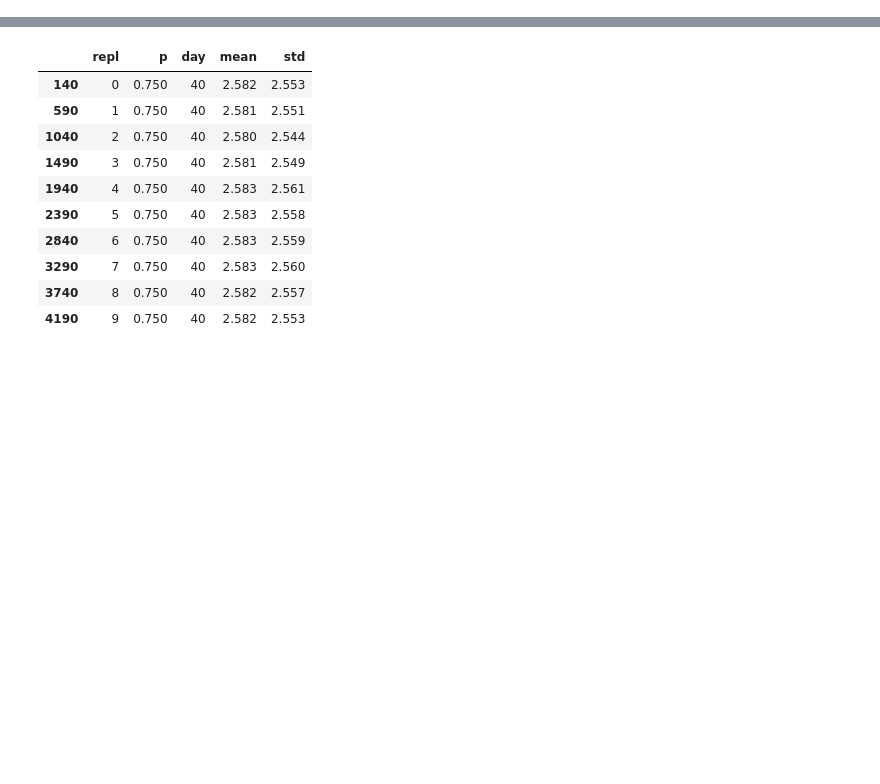
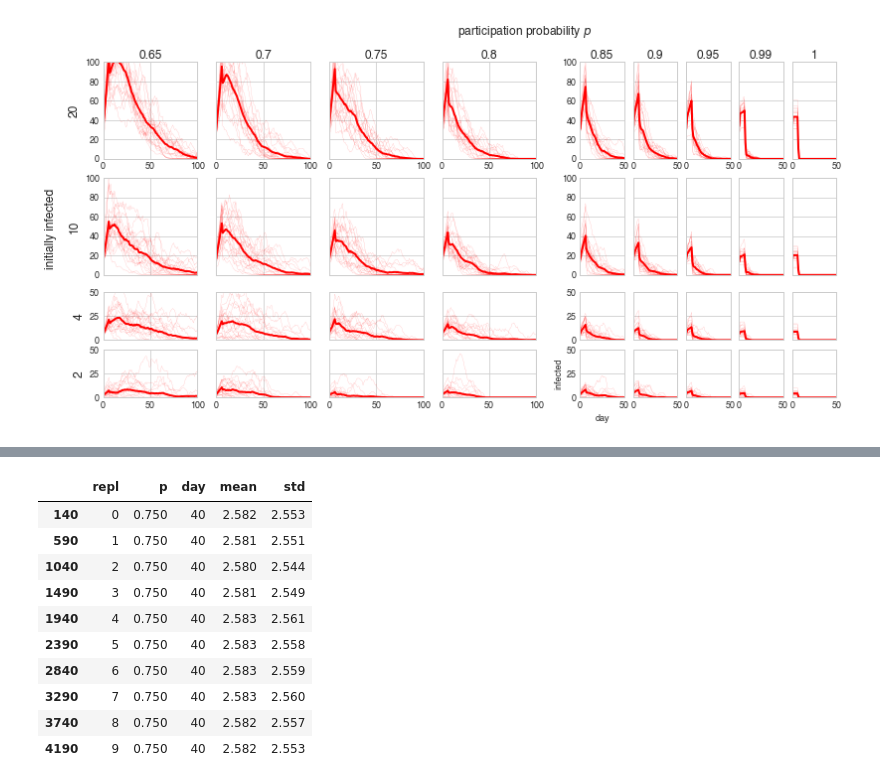
Before and after one commit to RafalKucharskiPK/ExMAS, a Jupyter notebook: ExMAS/spinoffs/corona/corona_plots.ipynb, the cells around one changed output, grey strips where cells are left out. Cells and saved outputs as stored; diff of their text form; code cells hidden in the pictures; blank space fills up the shorter version.

```diff
--- a/ExMAS/spinoffs/corona_plots.ipynb
+++ b/ExMAS/spinoffs/corona/corona_plots.ipynb
@@ -319,0 +148,89 @@ d
+# %%
+evolutions['initially infected'] = 2000* evolutions.init
+evolutions['initially infected'] = evolutions['initially infected'].astype(int)
+plt.rcParams['figure.figsize'] = [18, 19]
+font = {'size'   : 12}
+
+plt.rc('font', **font)
+#plt.rcParams['figure.facecolor'] = 'white'
+#plt.rcParams['axes.facecolor'] = 'white'
+#fig, axes = plt.subplots(4,len(evolutions.p.unique()), sharey = True, sharex = True)
+fig = plt.figure()
+axes = list()
+widths = [2,2,2,2,1,1,1,1,1]
+heights = [2,2]
+for row in range(2):
+    axes += [fig.add_subplot(9,9,1+9*row)]
+    axes += [fig.add_subplot(9,9,2+9*row)]
+    axes += [fig.add_subplot(9,9,3+9*row)]
+    axes += [fig.add_subplot(9,9,4+9*row)]
+    axes += [fig.add_subplot(9,19,10+19*row)]
+    axes += [fig.add_subplot(9,19,11+19*row)]
+    axes += [fig.add_subplot(9,19,12+19*row)]
+    axes += [fig.add_subplot(9,19,13+19*row)]
+    axes += [fig.add_subplot(9,19,14+19*row)]
+for row in [2,3]:
+    axes += [fig.add_subplot(18,9,1+9*(row+2))]
+    axes += [fig.add_subplot(18,9,2+9*(row+2))]
+    axes += [fig.add_subplot(18,9,3+9*(row+2))]
+    axes += [fig.add_subplot(18,9,4+9*(row+2))]
+    axes += [fig.add_subplot(18,19,10+19*(row+2))]
+    axes += [fig.add_subplot(18,19,11+19*(row+2))]
+    axes += [fig.add_subplot(18,19,12+19*(row+2))]
+    axes += [fig.add_subplot(18,19,13+19*(row+2))]
+    axes += [fig.add_subplot(18,19,14+19*(row+2))]
+axes = np.array(axes).reshape(4,9)
+fig.text(0.4, 0.9,p_text)
+fig.text(0.08, 0.73, 'initially infected',rotation='vertical')
+
+j = -1
+for share in [20, 10, 4, 2]:
+    df = evolutions[evolutions['initially infected'] == share]
+    df = df[df.day<200]
+    j += 1
+    i=-1
+    for p in [0.65, 0.7, 0.75,  0.8,  0.85, 0.9, 0.95, 0.99, 1]:
+
+        i +=1
+        for repl in df[df.p == p].repl.unique():
+            to_plot = df[(df.repl == repl) & (df.p == p)]
+            to_plot.I.plot(ax=axes[j][i], lw = 0.2, color = 'red', alpha = 0.4)
+            #to_plot.R.plot(ax=axes[j][i], lw = 0.3, color = 'green', alpha = 0.3)
+        #to_plot = populations[populations.repl == repl]
+        #plot_heat_infection(to_plot,axes[1][i], cbar = p ==0.99)
+        #axes[1][i].set_xlim(0,800)
+        #axes[1][i].set_ylim(0,200)
+        to_plot = df[(df.p == p)]
+        to_plot['d'] = to_plot['day']
+        to_plot = to_plot.groupby('d')
+
+        to_plot = to_plot.I.mean()
+
+        to_plot.plot(ax=axes[j][i], lw = 2, color = 'red')
+        #to_plot.R.mean().plot(ax=axes[j][i], lw = 2, color = 'green')
+
+        if share == 20:
+            axes[j][i].set_xlabel(p)
+            axes[j][i].get_xaxis().set_label_position('top')
+        elif share == 2:
+            axes[j][i].set_xlabel('')
+
+        else:
+            axes[j][i].set_xlabel('')
+            axes[j][i].get_xaxis().set_ticklabels([])
+        if p in [0.65]:
+            axes[j][i].set_ylabel(share, rotation=90)
+        elif p in [0.85]:
+            if share == 2:
+                axes[j][i].set_ylabel('infected', fontsize = 9)
+                axes[j][i].set_xlabel('day', fontsize = 9)
+        else:
+            axes[j][i].get_yaxis().set_ticklabels([])
+        axes[j][i].tick_params(axis='both', which='major', labelsize=9)
+        axes[j][i].set_xlim((0,100 if p<0.85 else 50))
+        axes[j][i].set_ylim((0,100 if share>5 else 50))
+
+plt.tight_layout(rect=[0, 0.05, 0.95, 0.95])
+plt.savefig('res_2.png', bbox_inches="tight")
+# %% [output]
+[figure, added]
```
Also changed, not shown: parts of 23 cells of this notebook, 11 other files.
